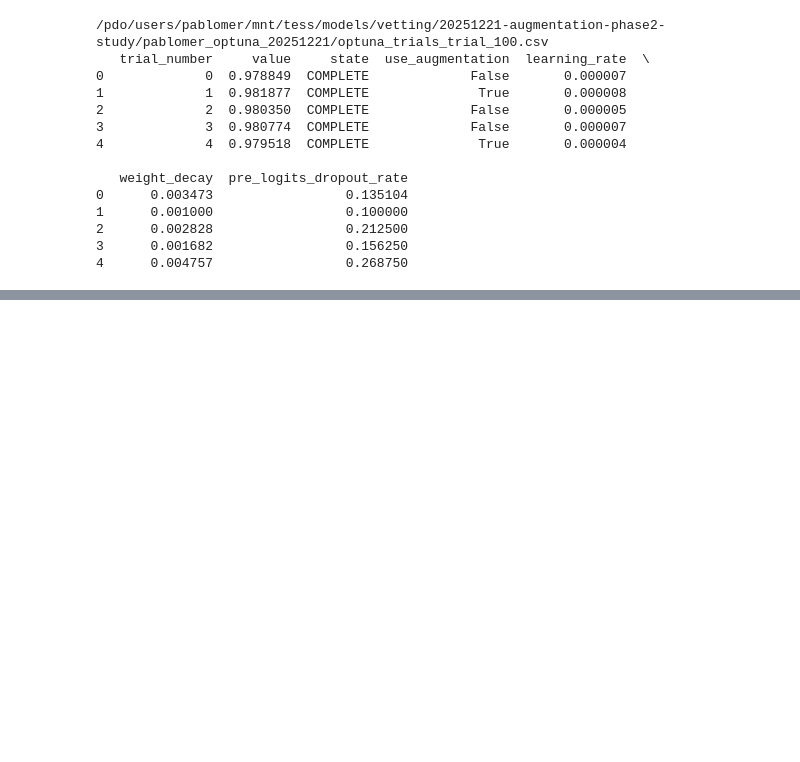
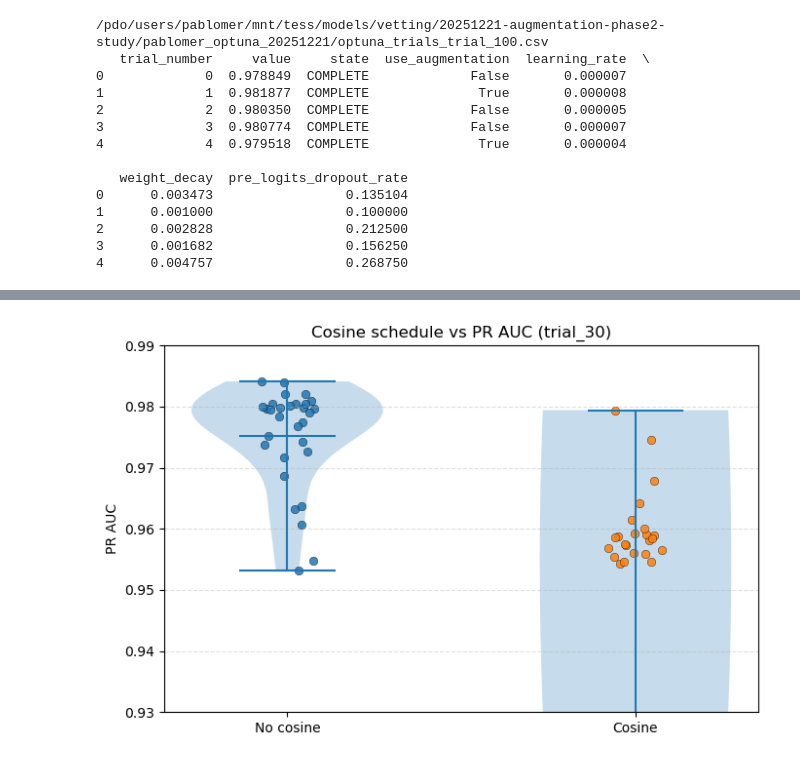
Before and after one commit to mit-kavli-institute/astronet-triage, a Jupyter notebook: util_notebooks/hpam_tuning_results.ipynb, the cells around one changed output, grey strips where cells are left out. Drawn from its saved outputs; the diff is of its cells as text; code cells hidden in the pictures; blank space fills up the shorter version.

Commit message:
added cosine

```diff
--- a/util_notebooks/hpam_tuning_results.ipynb
+++ b/util_notebooks/hpam_tuning_results.ipynb
@@ -1539,0 +1598,27 @@ calculate_above_threshold(df, 'use_augmentation', 0.9825, 0.98)
+# %%
+# Cosine (True/False) vs PR AUC, in the same spirit as boolean-vs-value plots
+plt.figure(figsize=(7, 4.5))
+
+vals_no = combined_df.loc[combined_df["cosine"] == False, "value"].values
+vals_yes = combined_df.loc[combined_df["cosine"] == True, "value"].values
+
+# Violin overlay
+parts = plt.violinplot([vals_no, vals_yes], positions=[0, 1], widths=0.55, showmeans=True)
+for body in parts["bodies"]:
+    body.set_alpha(0.25)
+
+# Jittered scatter overlay
+rng = np.random.default_rng(42)
+for x_pos, vals, color in [(0, vals_no, "tab:blue"), (1, vals_yes, "tab:orange")]:
+    x_jitter = x_pos + rng.uniform(-0.08, 0.08, size=len(vals))
+    plt.scatter(x_jitter, vals, alpha=0.85, s=38, color=color, edgecolor="black", linewidth=0.3)
+
+plt.xticks([0, 1], ["No cosine", "Cosine"])
+plt.ylabel("PR AUC")
+plt.title("Cosine schedule vs PR AUC (trial_30)")
+plt.grid(True, axis="y", linestyle="--", alpha=0.4)
+plt.ylim(0.93,0.99)
+plt.tight_layout()
+plt.show()
+# %% [output]
+[figure, added]
```
Also changed, not shown: parts of 4 cells of this notebook.
